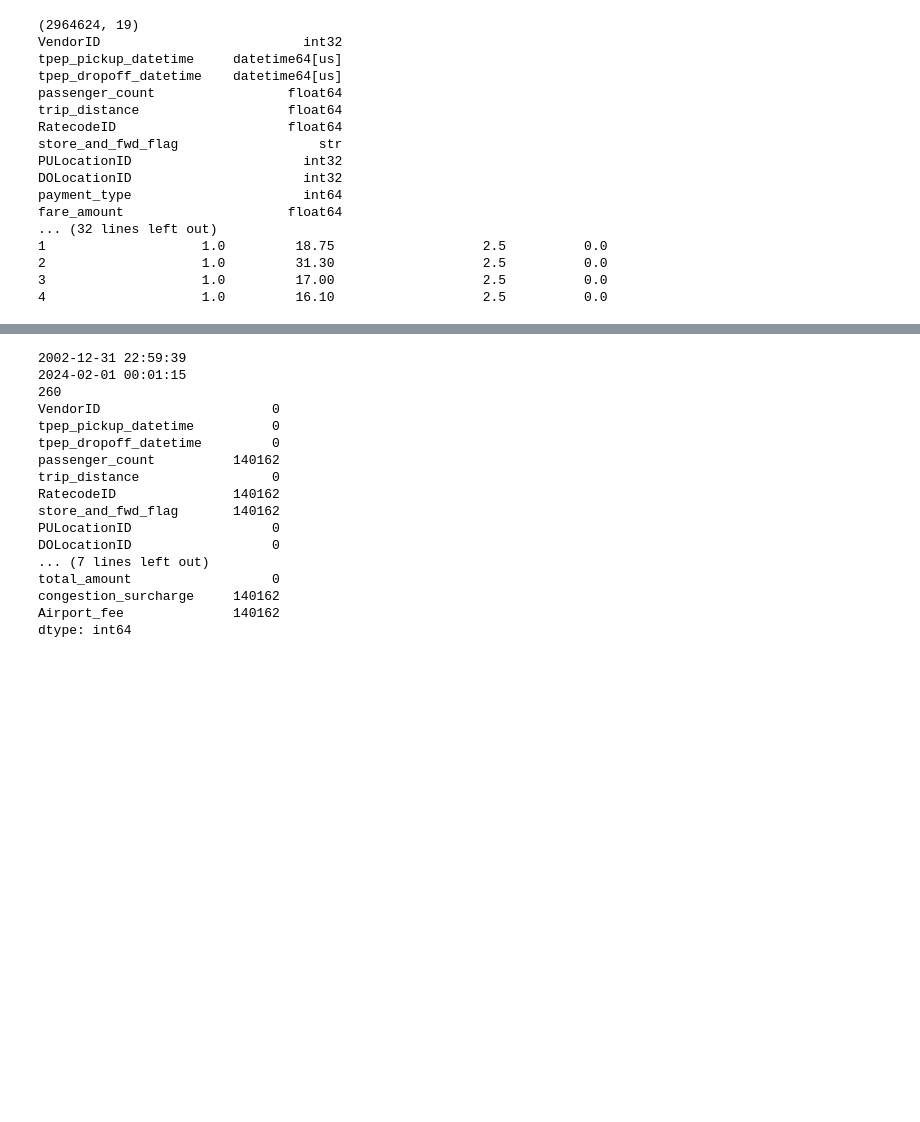
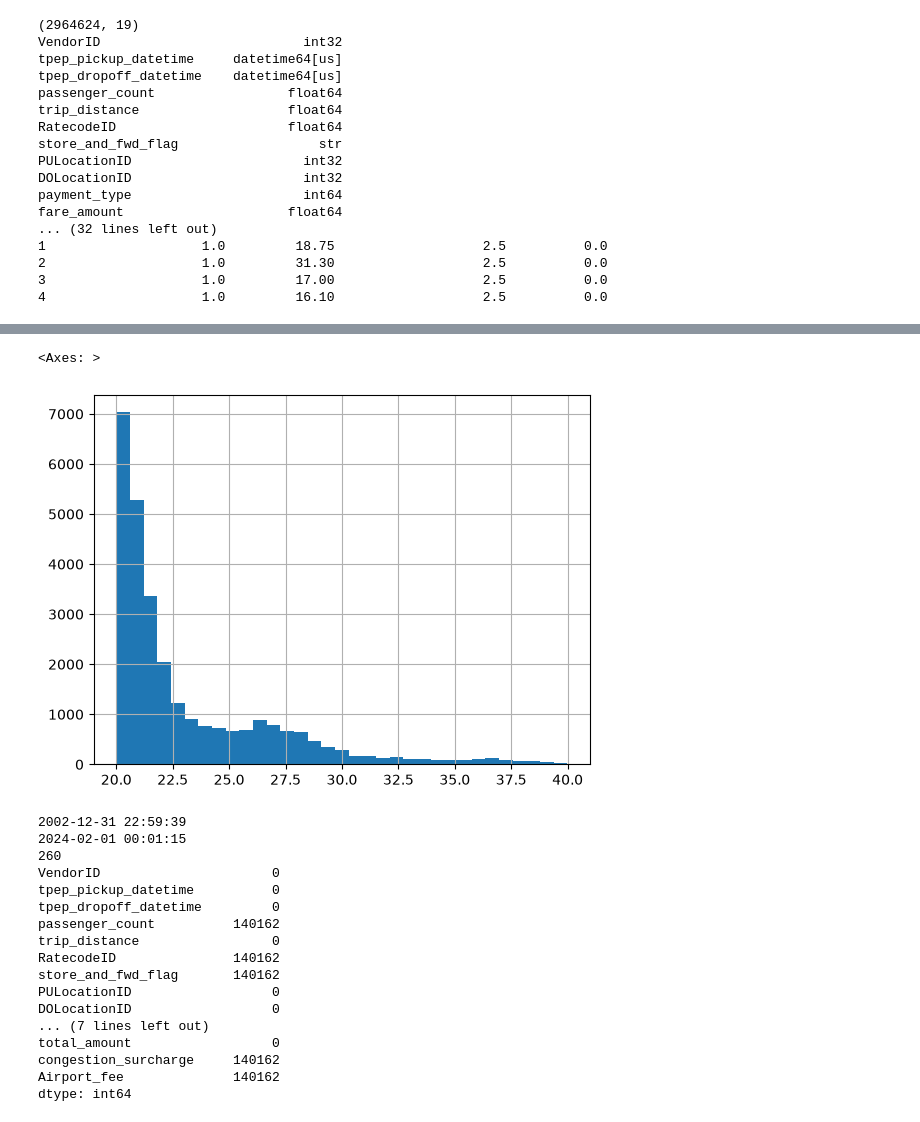
Before and after one commit to EugeneBondariev/nyc-taxi-demand-forecasting, a Jupyter notebook: notebooks/explore.ipynb, the cells around one changed output, grey strips where cells are left out. Saved outputs shown, nothing was run; the diff lists cells and outputs as text; code cells hidden in the pictures; blank space fills up the shorter version.

```diff
--- a/notebooks/explore.ipynb
+++ b/notebooks/explore.ipynb
@@ -33,3 +63,16 @@ fare_amount                     float64
+# %%
+import pandas as pd
+import matplotlib.pyplot as plt
+
+taxi_raw = pd.read_parquet("../data/raw/taxi/2024/yellow_tripdata_2024-01.parquet")
+taxi_clean = taxi_raw[(taxi_raw["trip_distance"] > 0) & (taxi_raw["fare_amount"] > 0)]
+taxi_clean[["Airport_fee", "extra"]] = taxi_clean[["Airport_fee", "extra"]].fillna(0)
+# taxi_clean[taxi_clean["fare_amount"].between(60, 80)]["fare_amount"].round().value_counts().sort_index()
+# taxi_clean["fare_amount"].between(0, 150).mean()
+taxi_clean[taxi_clean["trip_distance"].between(20, 40)]["trip_distance"].hist(bins=33)
+# %% [output]
+<Axes: >
+[figure, added]
 # %%
 print(df["tpep_pickup_datetime"].min())
 print(df["tpep_pickup_datetime"].max())
```
Also changed, not shown: parts of 11 cells of this notebook, 3 other files.
